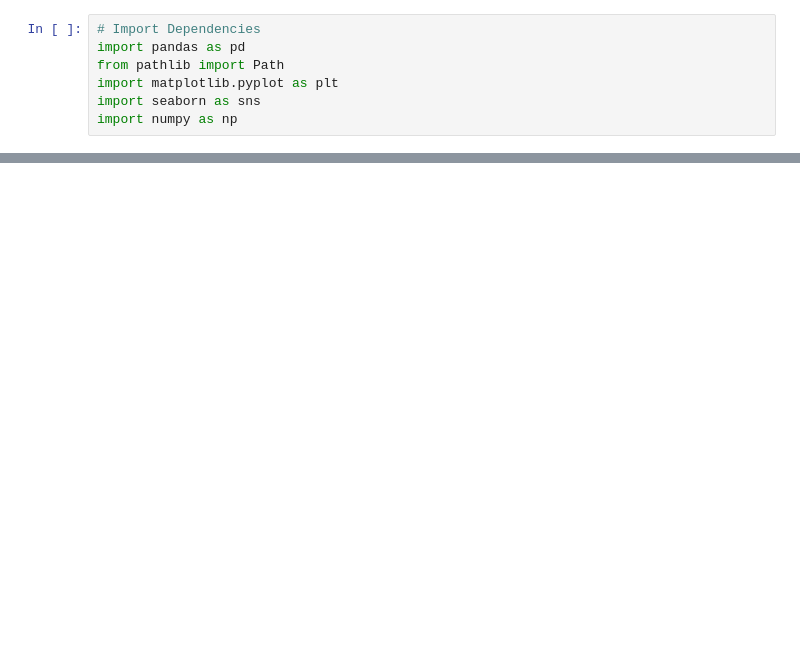
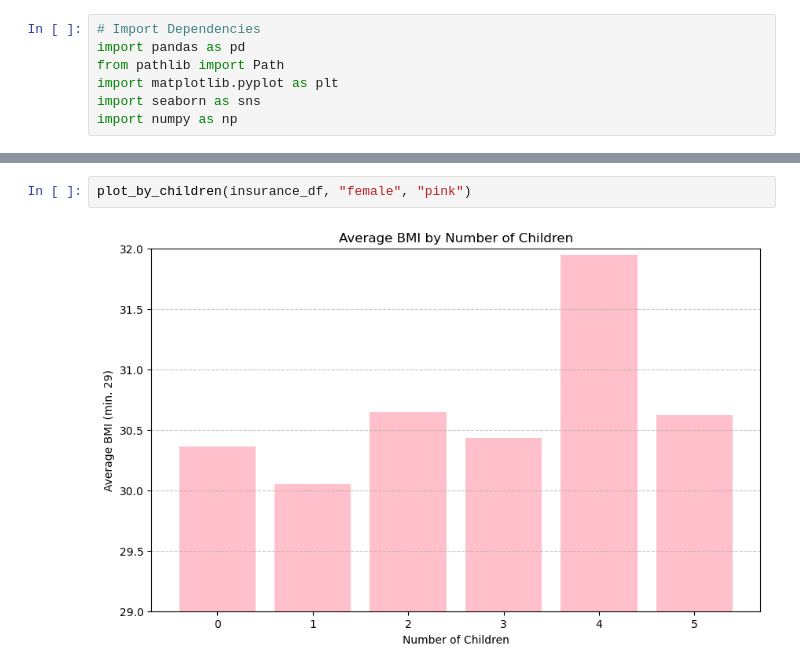
Before and after one commit to JohanaMarie/project_1, a Jupyter notebook: Insurance.ipynb, the cells around one changed output, grey strips where cells are left out. Drawn from its saved outputs; the diff is of its cells as text; blank space fills up the shorter version.

```diff
--- a/Insurance.ipynb
+++ b/Insurance.ipynb
@@ -67,0 +71,4 @@ plt.ylim(29, 32)
+# %%
+plot_by_children(insurance_df, "female", "pink")
+# %% [output]
+[figure, added]
```
Also changed, not shown: parts of 13 cells of this notebook, 1 other file.
